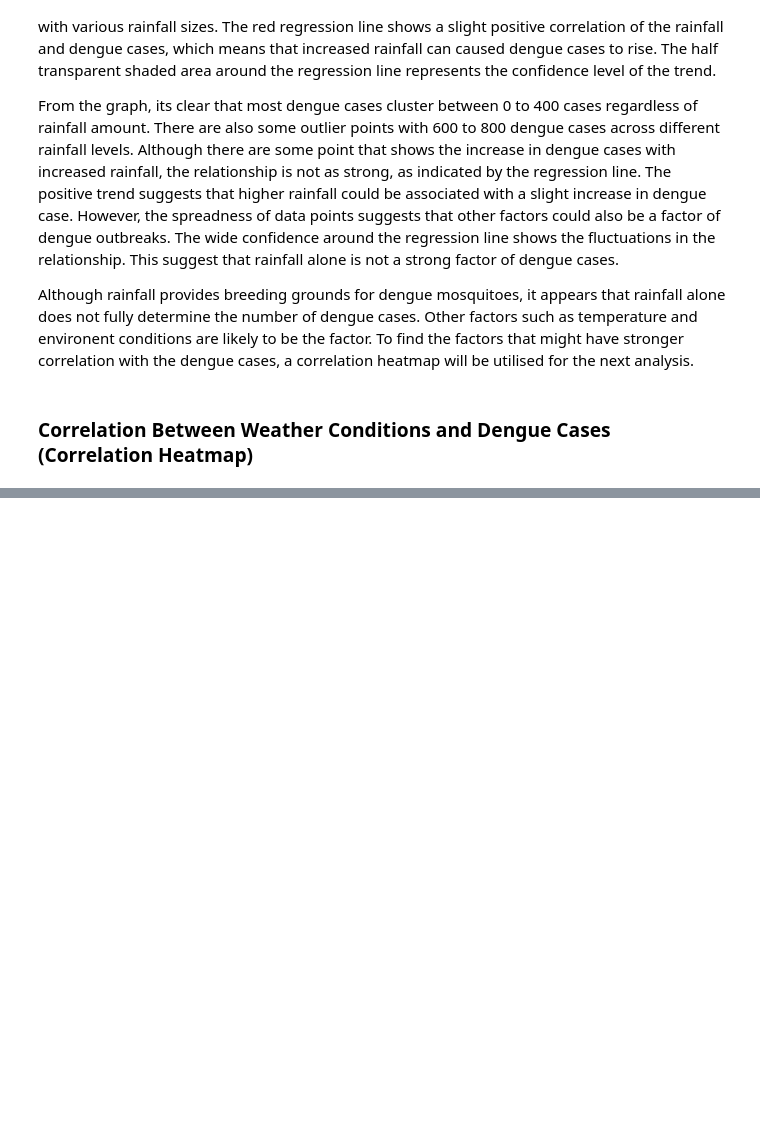
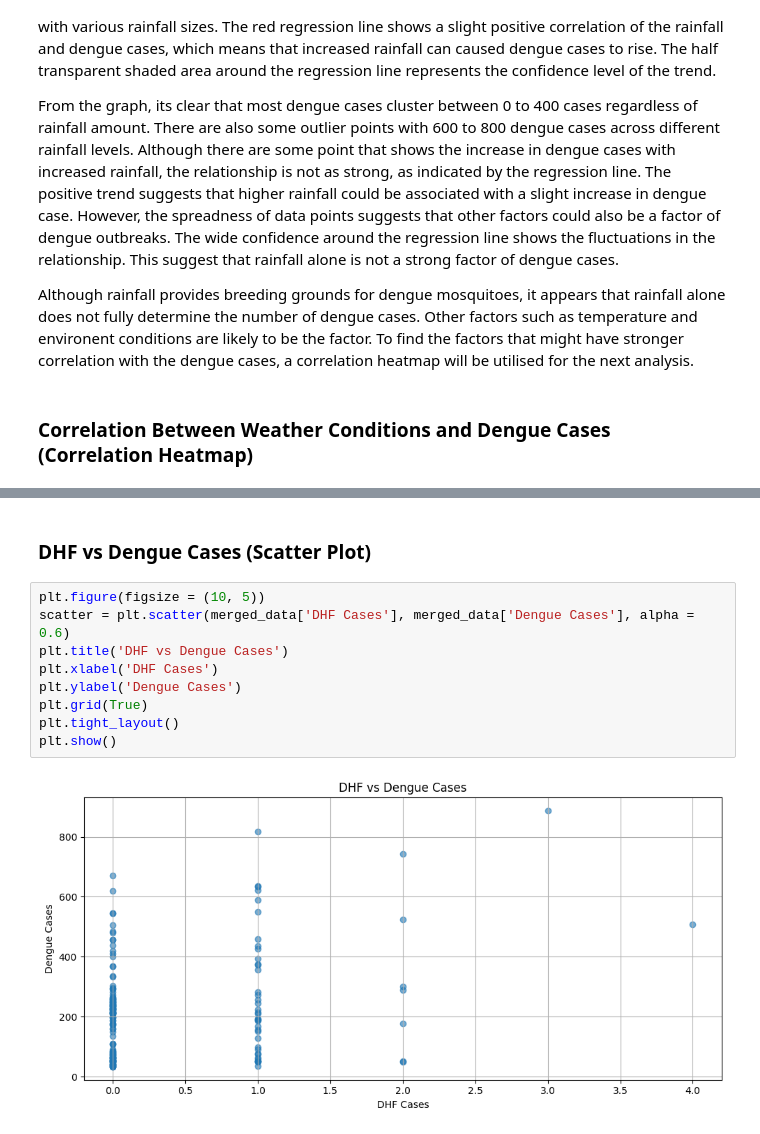
Before and after one commit to Jx1126/ds-midterm, a Jupyter notebook: midterm.ipynb, the cells around one changed output, grey strips where cells are left out. Saved outputs shown, nothing was run; the diff lists cells and outputs as text; blank space fills up the shorter version.

```diff
--- a/midterm.ipynb
+++ b/midterm.ipynb
@@ -457,0 +485,13 @@ In the heatmap, we can see a weak correlation of 0.041 between rainfall and deng
+# %% [markdown]
+### DHF vs Dengue Cases (Scatter Plot)
+# %%
+plt.figure(figsize = (10, 5))
+scatter = plt.scatter(merged_data['DHF Cases'], merged_data['Dengue Cases'], alpha = 0.6)
+plt.title('DHF vs Dengue Cases')
+plt.xlabel('DHF Cases')
+plt.ylabel('Dengue Cases')
+plt.grid(True)
+plt.tight_layout()
+plt.show()
+# %% [output]
+[figure, added]
```
Also changed, not shown: parts of 9 cells of this notebook.
